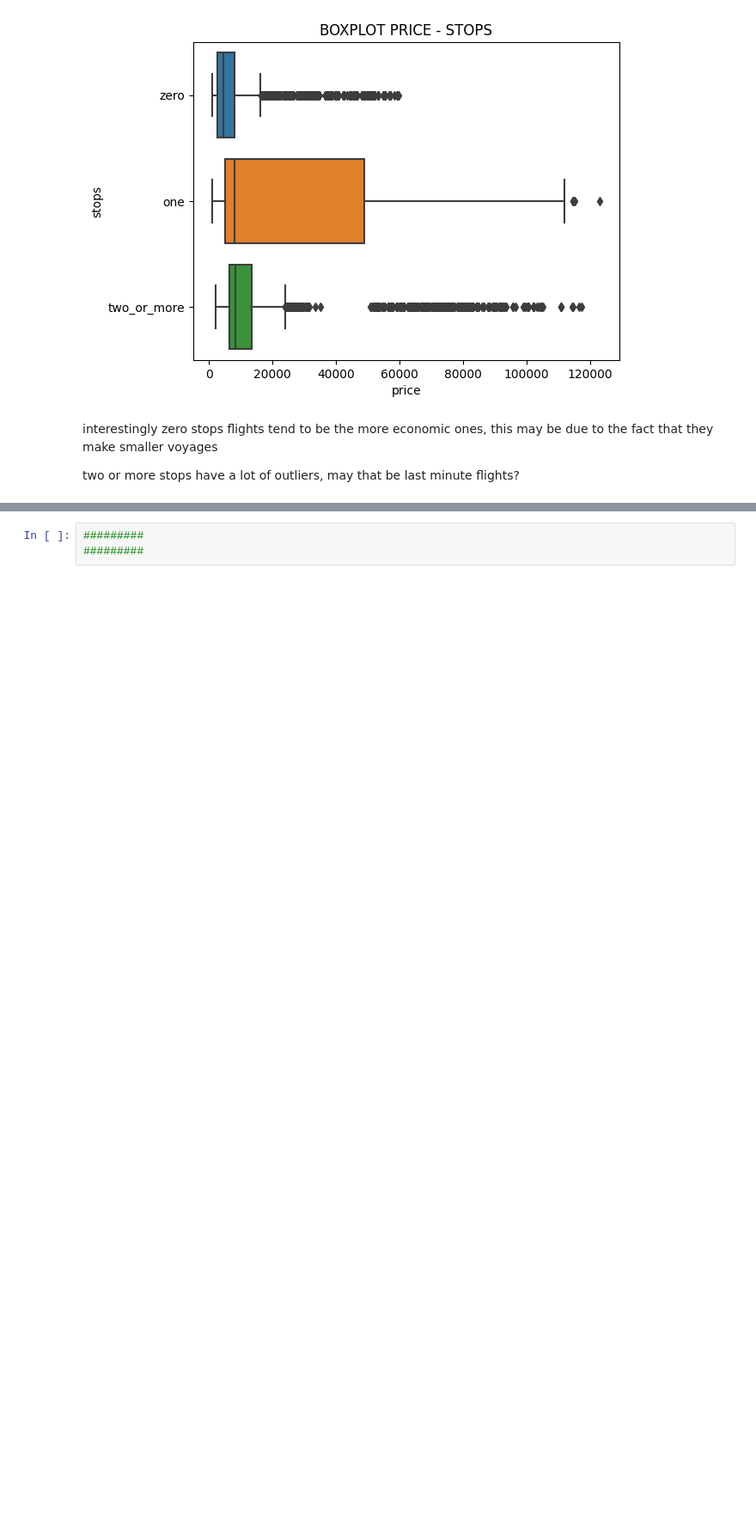
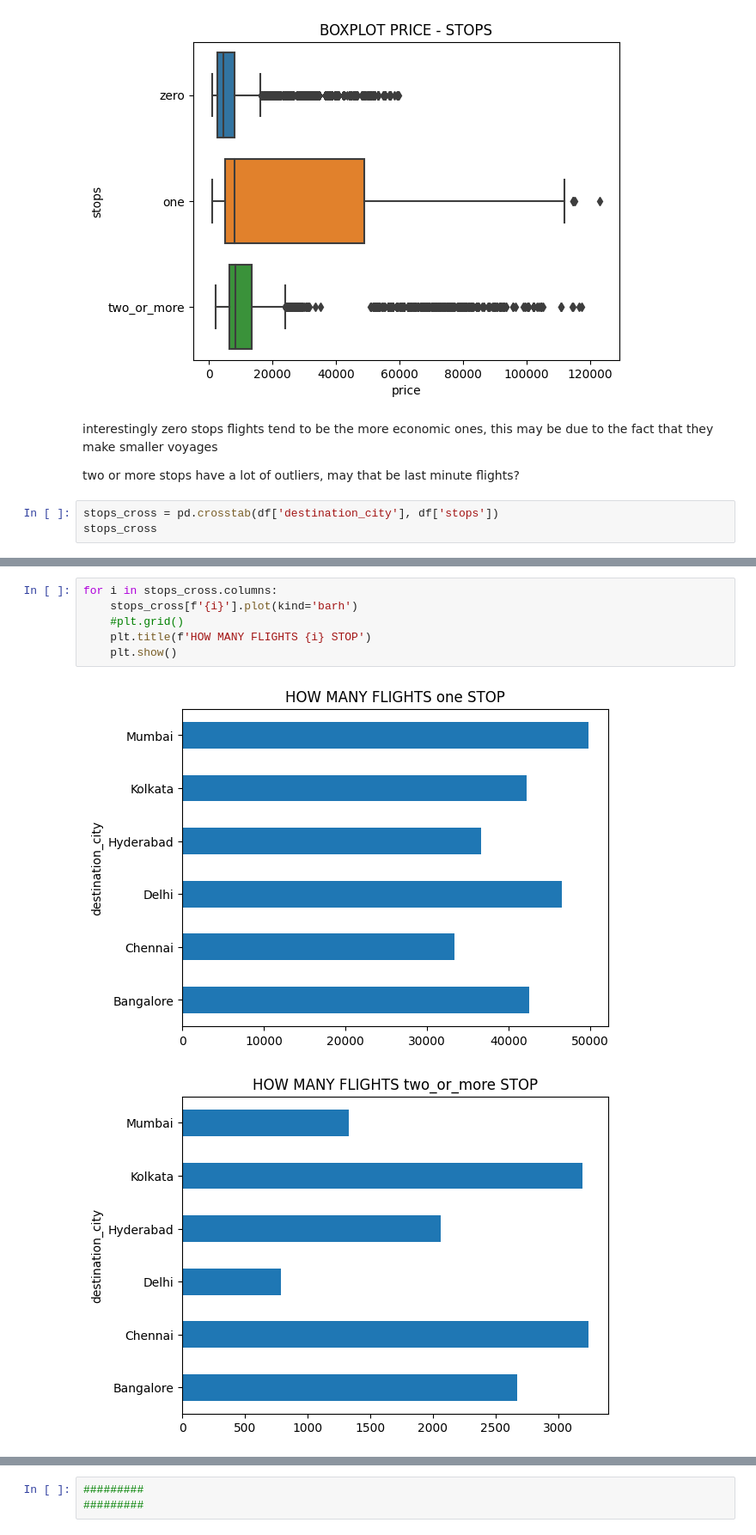
Before and after one commit to baldogiovine/763691, a Jupyter notebook: flights_provola.ipynb, the cells around one changed output, grey strips where cells are left out. Shown at 86% size. Drawn from its saved outputs; the diff is of its cells as text; blank space fills up the shorter version.

```diff
--- a/flights_provola.ipynb
+++ b/flights_provola.ipynb
@@ -114,3 +143,6 @@ interestingly zero stops flights tend to be the more economic ones, this may be
 
 
 two or more stops have a lot of outliers, may that be last minute flights?
+# %%
+stops_cross = pd.crosstab(df['destination_city'], df['stops'])
+stops_cross
@@ -116,0 +158,9 @@ two or more stops have a lot of outliers, may that be last minute flights?
+# %%
+for i in stops_cross.columns:
+    stops_cross[f'{i}'].plot(kind='barh')
+    #plt.grid()
+    plt.title(f'HOW MANY FLIGHTS {i} STOP')
+    plt.show()
+# %% [output]
+[figure, added]
+[figure, added]
```
Also changed, not shown: parts of 18 cells of this notebook.
